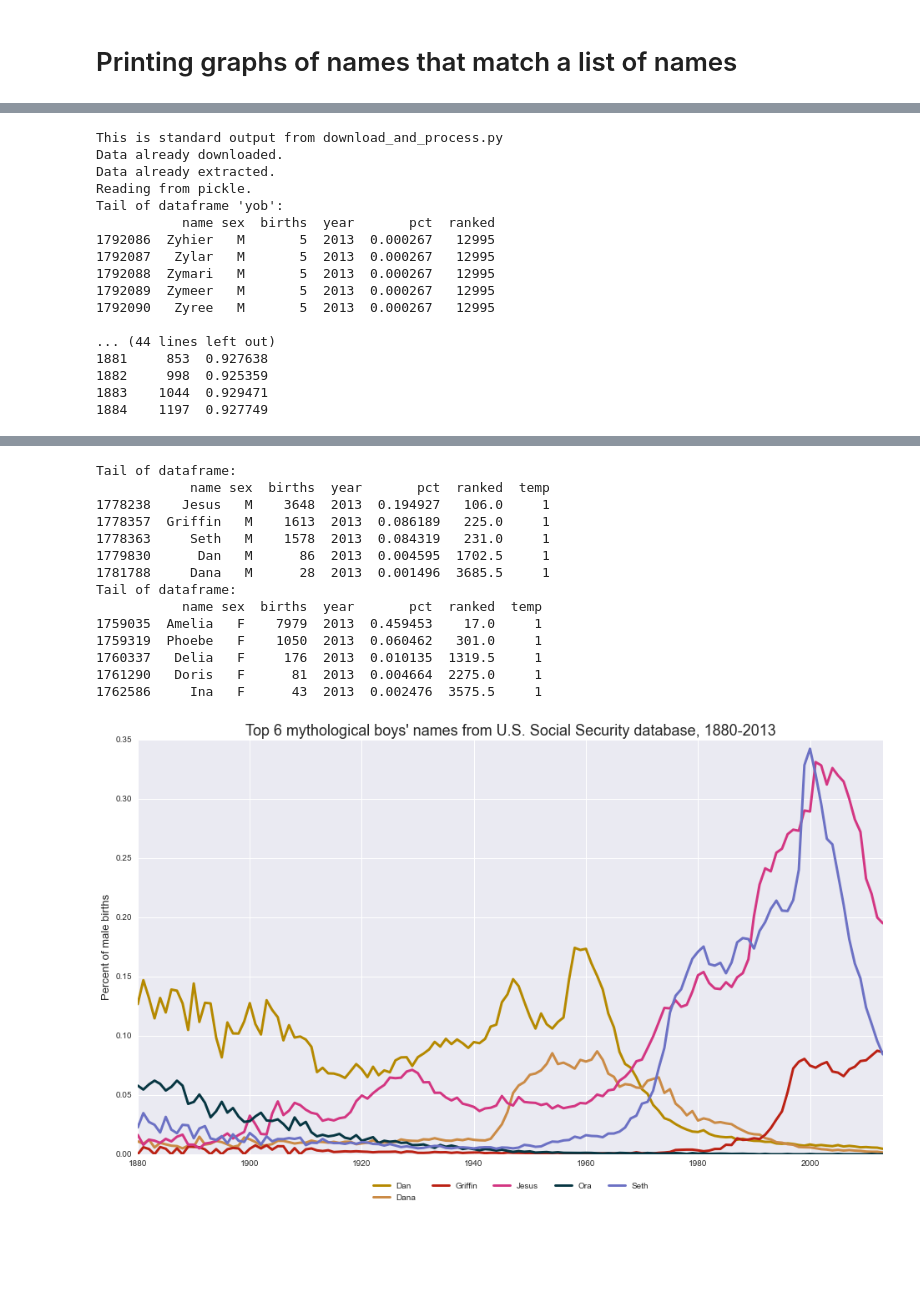
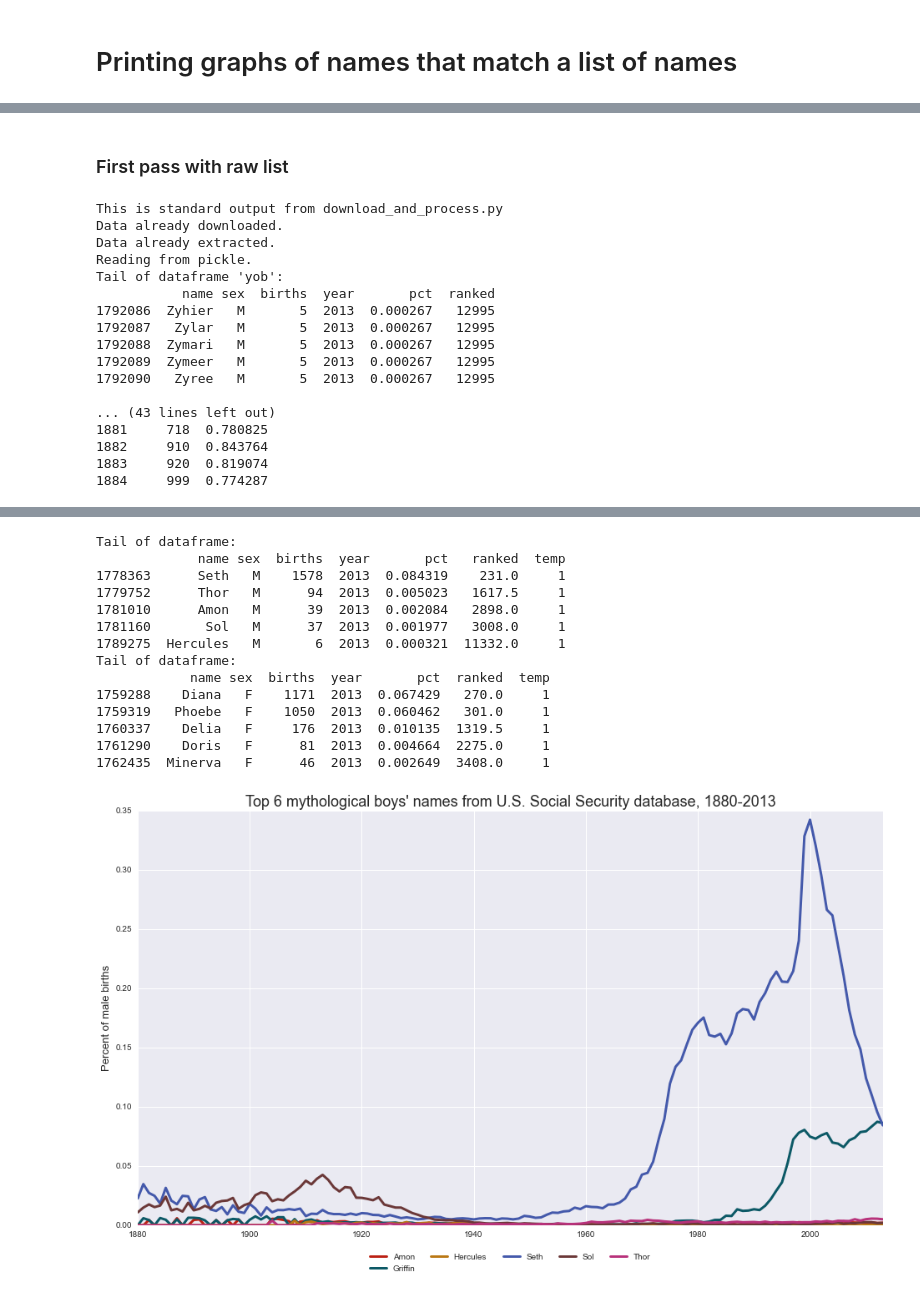
Before and after one commit to Prooffreader/Baby_names_US_IPython, a Jupyter notebook: find_names_from_a_list.ipynb, the cells around one changed output, grey strips where cells are left out. Cells and saved outputs as stored; diff of their text form; code cells hidden in the pictures; blank space fills up the shorter version.

Commit message:
changed related to mythology list

```diff
--- a/find_names_from_a_list.ipynb
+++ b/find_names_from_a_list.ipynb
@@ -11,5 +13,7 @@
+# %% [markdown]
+### First pass with raw list
 # %%
-listed_path = "lists/mythology.list"
+listed_path = "lists/mythological_names_eg_gk_ro_no.list"
 totals_title = "Mythological names in U.S. Social Security baby names database, 1880-2013"
 top_cutoff = 6
 
@@ -175,8 +179,10 @@ def make_chart(df, form='line', title='', colors= [], smoothing=0, \
     num_series = len(dataframe.columns)
 
     if colors == []:
-        colors = ["#b58900", "#cb8b46", "#bb2114", "#d33682", "#073642", "#6c71c4", "#268bd2", "#2aa198", "#859900",  "#657b83"]
-        # default colors from solarized by Ethan Schoonover
+        colors = ['#BB2114', '#0C5966', '#BA7814', '#4459AB', '#6B3838',
+                  '#B8327B', '#2B947F', '#0D83B5', '#684287', '#8C962C',
+                  '#92289E', '#242D7D']
+        # my own list of dark contrasting colors
     num_colors = len(colors)
 
     if num_series > num_colors:
@@ -309,6 +315,10 @@ make_chart(df=listed_top_f,
            smoothing=0,
            baseline='zero',  # zero ,  sym ,  wiggle ,  weighted_wiggle
            )
+
+names_listed.reset_index(drop = True, inplace = True)
+names_listed.head()
+names_listed.to_csv('lists/names_matching_mythological_list.csv')
 # %% [output]
 This is standard output from download_and_process.py
 Data already downloaded.
@@ -322,8 +332,8 @@ Tail of dataframe 'yob':
 1792089  Zymeer   M       5  2013  0.000267   12995
 1792090   Zyree   M       5  2013  0.000267   12995
 
-... (44 lines left out)
-1881     853  0.927638
-1882     998  0.925359
-1883    1044  0.929471
-1884    1197  0.927749
+... (43 lines left out)
+1881     718  0.780825
+1882     910  0.843764
+1883     920  0.819074
+1884     999  0.774287
@@ -331,15 +341,15 @@ Tail of dataframe 'yob':
+Tail of dataframe:
+             name sex  births  year       pct   ranked  temp
+1778363      Seth   M    1578  2013  0.084319    231.0     1
+1779752      Thor   M      94  2013  0.005023   1617.5     1
+1781010      Amon   M      39  2013  0.002084   2898.0     1
+1781160       Sol   M      37  2013  0.001977   3008.0     1
+1789275  Hercules   M       6  2013  0.000321  11332.0     1
 Tail of dataframe:
             name sex  births  year       pct  ranked  temp
-1778238    Jesus   M    3648  2013  0.194927   106.0     1
-1778357  Griffin   M    1613  2013  0.086189   225.0     1
-1778363     Seth   M    1578  2013  0.084319   231.0     1
-1779830      Dan   M      86  2013  0.004595  1702.5     1
-1781788     Dana   M      28  2013  0.001496  3685.5     1
-Tail of dataframe:
-           name sex  births  year       pct  ranked  temp
-1759035  Amelia   F    7979  2013  0.459453    17.0     1
-1759319  Phoebe   F    1050  2013  0.060462   301.0     1
-1760337   Delia   F     176  2013  0.010135  1319.5     1
-1761290   Doris   F      81  2013  0.004664  2275.0     1
-1762586     Ina   F      43  2013  0.002476  3575.5     1
+1759288    Diana   F    1171  2013  0.067429   270.0     1
+1759319   Phoebe   F    1050  2013  0.060462   301.0     1
+1760337    Delia   F     176  2013  0.010135  1319.5     1
+1761290    Doris   F      81  2013  0.004664  2275.0     1
+1762435  Minerva   F      46  2013  0.002649  3408.0     1
-[figure, old version]
+[figure, new version]
```
Also changed, not shown: parts of 17 cells of this notebook, 5 other files.
